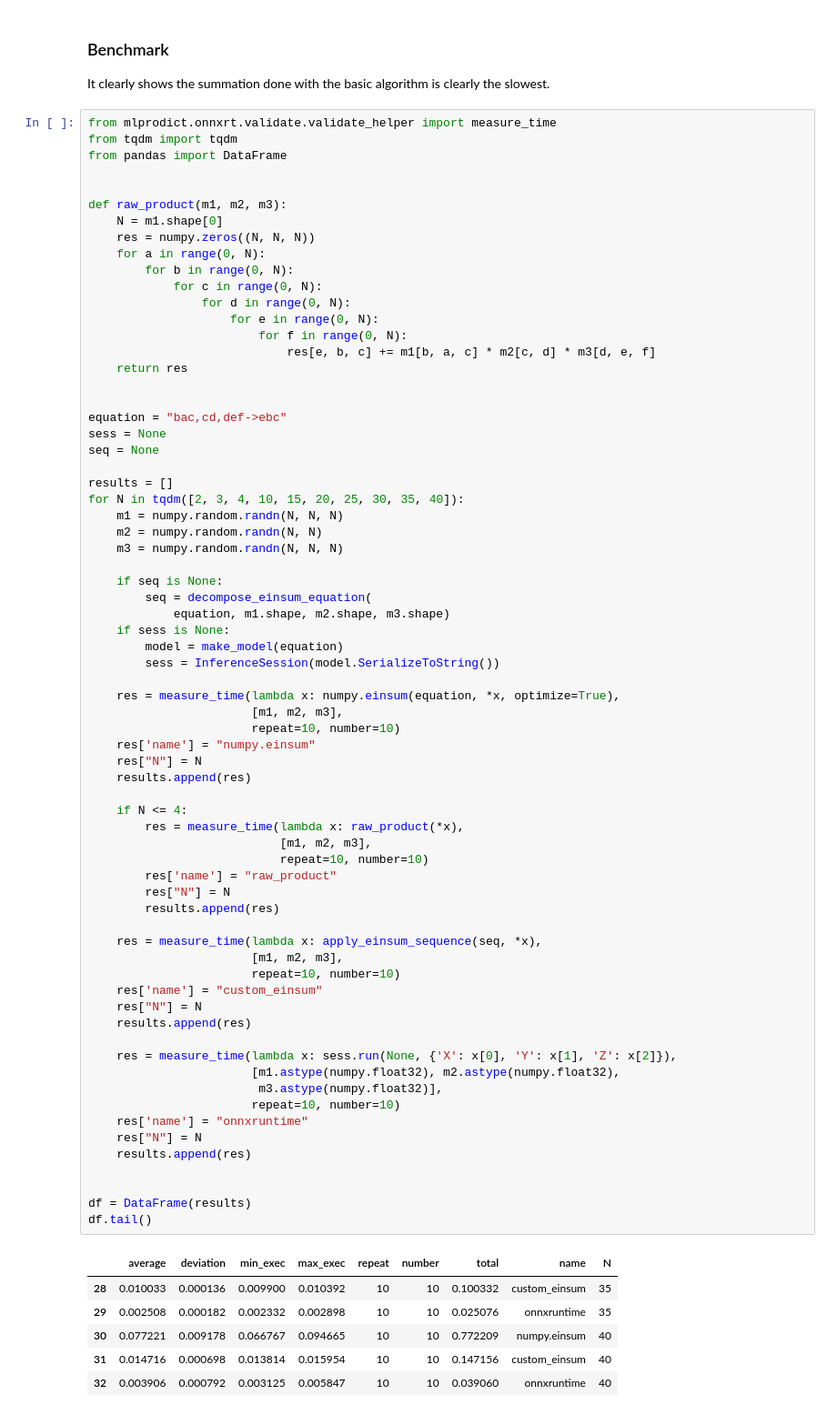
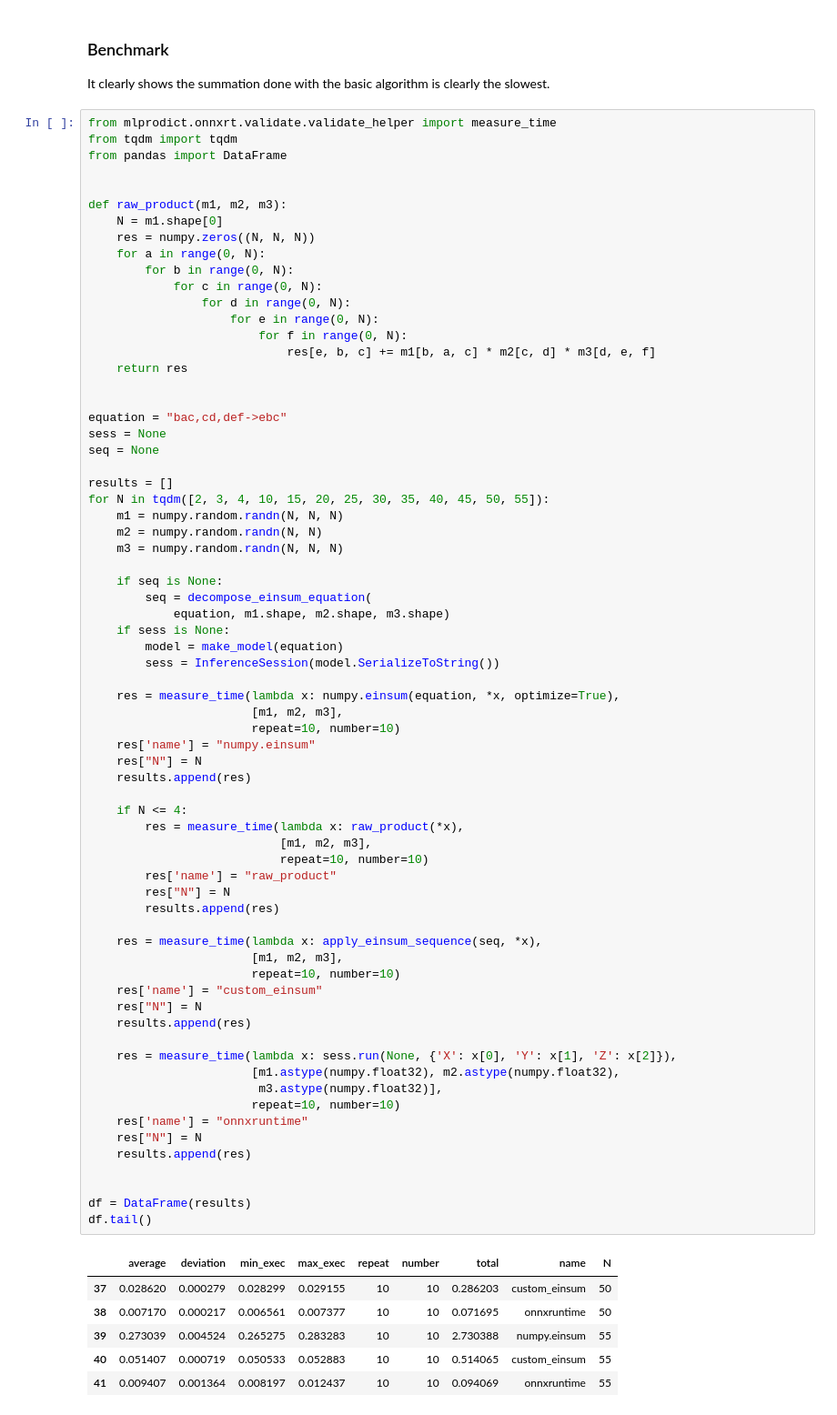
Before and after one commit to sdpython/mlprodict, a Jupyter notebook: _doc/notebooks/einsum_decomposition.ipynb, the cells around one changed output. Shown at 91% size. Cells and saved outputs as stored; diff of their text form.

```diff
--- a/_doc/notebooks/einsum_decomposition.ipynb
+++ b/_doc/notebooks/einsum_decomposition.ipynb
@@ -137,7 +137,7 @@ sess = None
 seq = None
 
 results = []
-for N in tqdm([2, 3, 4, 10, 15, 20, 25, 30, 35, 40]):
+for N in tqdm([2, 3, 4, 10, 15, 20, 25, 30, 35, 40, 45, 50, 55]):
     m1 = numpy.random.randn(N, N, N)
     m2 = numpy.random.randn(N, N)
     m3 = numpy.random.randn(N, N, N)
@@ -157,35 +157,35 @@ for N in tqdm([2, 3, 4, 10, 15, 20, 25, 30, 35, 40]):
     results.append(res)
 
     if N <= 4:
         res = measure_time(lambda x: raw_product(*x),
                            [m1, m2, m3],
                            repeat=10, number=10)
         res['name'] = "raw_product"
         res["N"] = N
         results.append(res)
 
     res = measure_time(lambda x: apply_einsum_sequence(seq, *x),
                        [m1, m2, m3],
                        repeat=10, number=10)
     res['name'] = "custom_einsum"
     res["N"] = N
     results.append(res)
 
     res = measure_time(lambda x: sess.run(None, {'X': x[0], 'Y': x[1], 'Z': x[2]}),
                        [m1.astype(numpy.float32), m2.astype(numpy.float32),
                         m3.astype(numpy.float32)],
                        repeat=10, number=10)
     res['name'] = "onnxruntime"
     res["N"] = N
     results.append(res)
 
 
 df = DataFrame(results)
 df.tail()
 # %% [output]
 |  | average | deviation | min_exec | max_exec | repeat | number | total | name | N |
-| 28 | 0.010033 | 0.000136 | 0.009900 | 0.010392 | 10 | 10 | 0.100332 | custom_einsum | 35 |
-| 29 | 0.002508 | 0.000182 | 0.002332 | 0.002898 | 10 | 10 | 0.025076 | onnxruntime | 35 |
-| 30 | 0.077221 | 0.009178 | 0.066767 | 0.094665 | 10 | 10 | 0.772209 | numpy.einsum | 40 |
-| 31 | 0.014716 | 0.000698 | 0.013814 | 0.015954 | 10 | 10 | 0.147156 | custom_einsum | 40 |
-| 32 | 0.003906 | 0.000792 | 0.003125 | 0.005847 | 10 | 10 | 0.039060 | onnxruntime | 40 |
+| 37 | 0.028620 | 0.000279 | 0.028299 | 0.029155 | 10 | 10 | 0.286203 | custom_einsum | 50 |
+| 38 | 0.007170 | 0.000217 | 0.006561 | 0.007377 | 10 | 10 | 0.071695 | onnxruntime | 50 |
+| 39 | 0.273039 | 0.004524 | 0.265275 | 0.283283 | 10 | 10 | 2.730388 | numpy.einsum | 55 |
+| 40 | 0.051407 | 0.000719 | 0.050533 | 0.052883 | 10 | 10 | 0.514065 | custom_einsum | 55 |
+| 41 | 0.009407 | 0.001364 | 0.008197 | 0.012437 | 10 | 10 | 0.094069 | onnxruntime | 55 |
```
Also changed, not shown: parts of 2 cells of this notebook, 4 other files.
